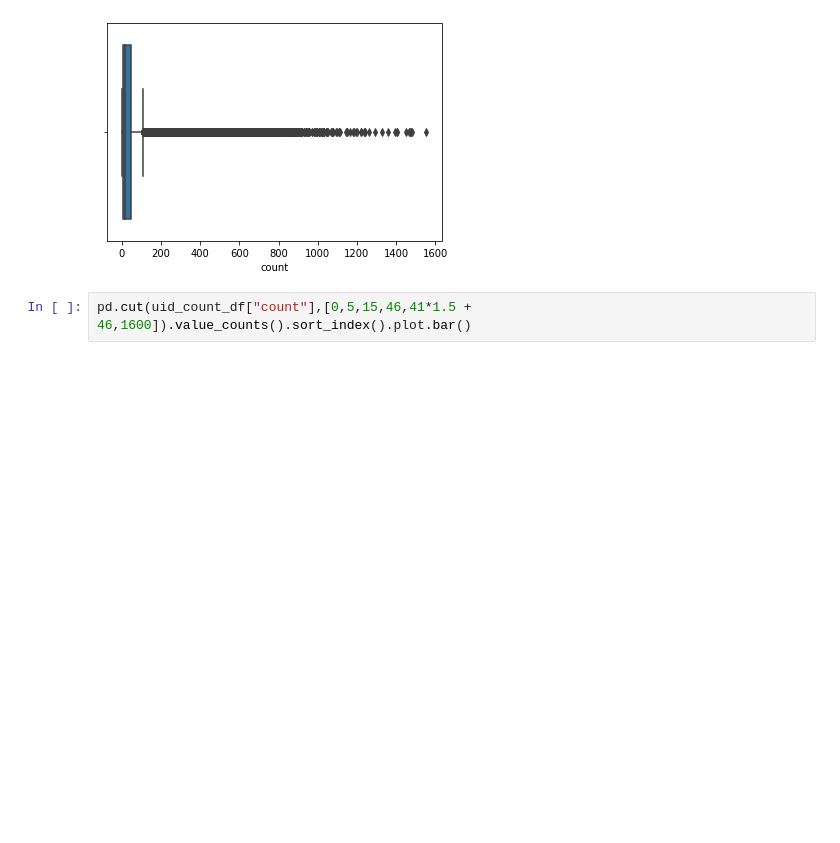
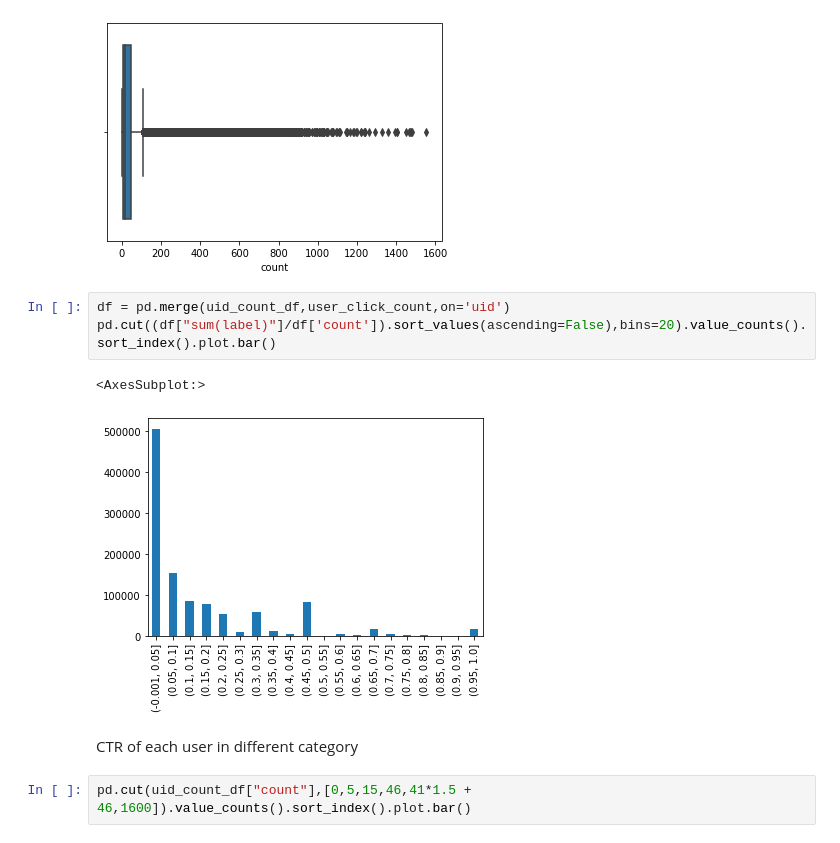
Before and after one commit to xwilchen/MLE_Nanodegree_Capstone, a Jupyter notebook: EDA.ipynb, the cells around one changed output. Saved outputs shown, nothing was run; the diff lists cells and outputs as text; blank space fills up the shorter version.

```diff
--- a/EDA.ipynb
+++ b/EDA.ipynb
@@ -306,6 +306,14 @@ sns.boxplot(uid_count_df["count"])
 # %% [output]
 <AxesSubplot:xlabel='count'>
 [figure]
+# %%
+df = pd.merge(uid_count_df,user_click_count,on='uid')
+pd.cut((df["sum(label)"]/df['count']).sort_values(ascending=False),bins=20).value_counts().sort_index().plot.bar()
+# %% [output]
+<AxesSubplot:>
+[figure, added]
+# %% [markdown]
+CTR of each user in different category
 # %%
 pd.cut(uid_count_df["count"],[0,5,15,46,41*1.5 + 46,1600]).value_counts().sort_index().plot.bar()
 # %% [output]
```
Also changed, not shown: parts of 37 cells of this notebook.
